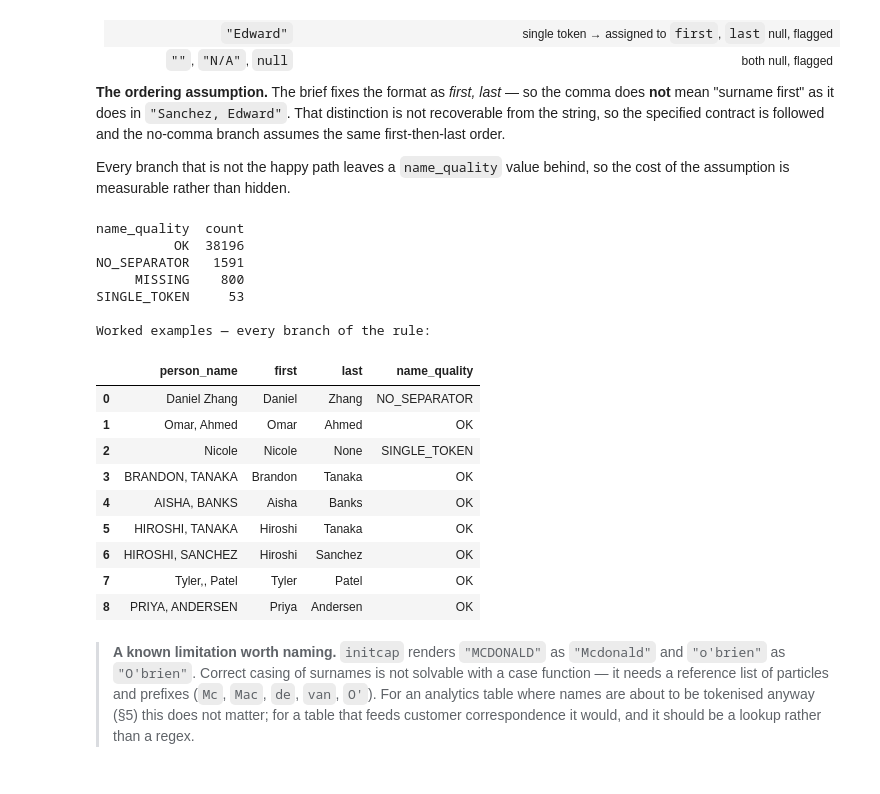
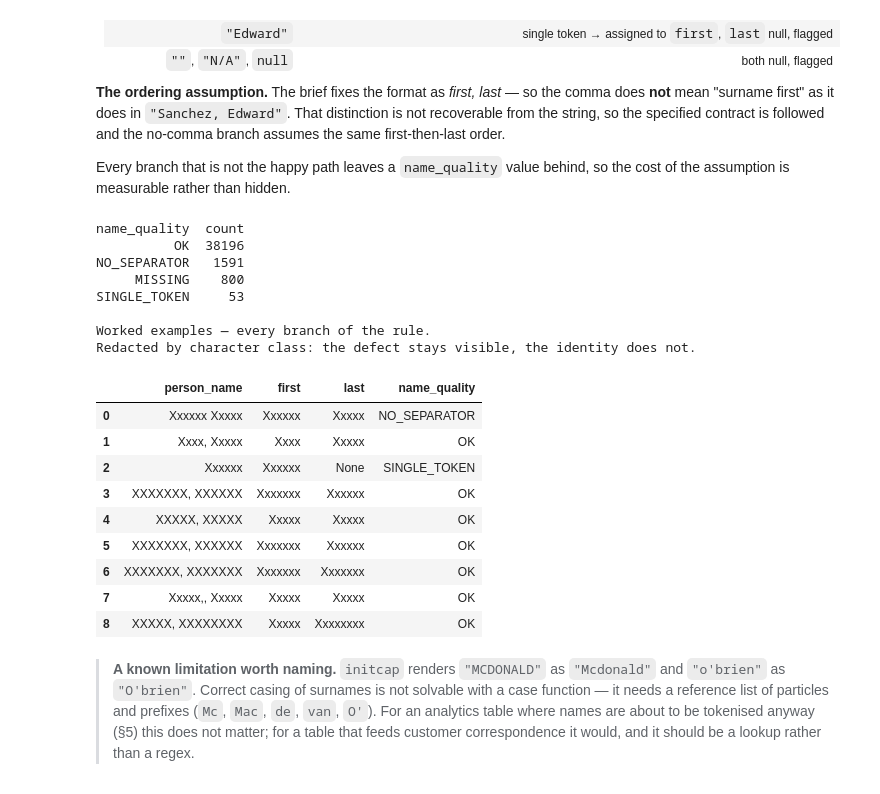
Before and after one commit to rongshiu/paynet_iv, a Jupyter notebook: notebooks/01_credit_card_transactions.ipynb, the cells around one changed output. Saved outputs shown, nothing was run; the diff lists cells and outputs as text; code cells hidden in the pictures.

```diff
--- a/notebooks/01_credit_card_transactions.ipynb
+++ b/notebooks/01_credit_card_transactions.ipynb
@@ -330,16 +414,14 @@ unresolved   : none
 # %%
-# Rename onto the target names. Anything unresolved is materialised as a typed
-# NULL rather than being absent, so the downstream schema is stable whatever the
-# producer sends.
-projection = [
-    F.col(f"`{src}`").alias(tgt) for tgt, src in resolved.items()
-]
+# Rename onto the target names. `missing` is empty unless STRICT_SCHEMA was
+# turned off above, in which case the column is materialised as a typed NULL so
+# the downstream schema stays stable.
+projection = [F.col(f"`{src}`").alias(tgt) for tgt, src in resolved.items()]
 projection += [F.lit(None).cast("string").alias(m) for m in missing]
 
 tabular_df = flat_df.select(projection)
 
 print(f"{tabular_df.count():,} rows x {len(tabular_df.columns)} columns")
-tabular_df.limit(5).toPandas()
+redact(tabular_df.limit(5).toPandas())
 # %% [output]
 40,640 rows x 25 columns
 |  | Unnamed: 0 | trans_date_trans_time | cc_num | merchant | category | amt | gender | street | city | ... |
@@ -744,44 +827,47 @@ df = (
     .withColumn("name_quality", name_quality)
 )
 
 name_flags = [
     flag(F.col("name_quality") == "MISSING",      "NAME_MISSING"),
     flag(F.col("name_quality") == "NO_SEPARATOR", "NAME_NO_SEPARATOR"),
     flag(F.col("name_quality") == "SINGLE_TOKEN", "NAME_SINGLE_TOKEN"),
     flag(F.col("name_quality") == "EXTRA_PARTS",  "NAME_EXTRA_PARTS"),
 ]
 
 print(df.groupBy("name_quality").count().orderBy(F.desc("count")).toPandas().to_string(index=False))
-print("\nWorked examples — every branch of the rule:\n")
+print("\nWorked examples — every branch of the rule.")
+print("Redacted by character class: the defect stays visible, the identity does not.\n")
 (
     df.select("person_name", "first", "last", "name_quality")
       .filter(F.col("person_name").isNotNull())
       .dropDuplicates(["name_quality"])
       .unionByName(
           df.select("person_name", "first", "last", "name_quality")
             .filter(F.col("person_name").rlike(r"[A-Z]{3,},|,,|Dr\.|Jr|III"))
             .limit(6)
       )
       .limit(12).toPandas()
+      .pipe(redact)
 )
 # %% [output]
 name_quality  count
           OK  38196
 NO_SEPARATOR   1591
      MISSING    800
 SINGLE_TOKEN     53
 
-Worked examples — every branch of the rule:
+Worked examples — every branch of the rule.
+Redacted by character class: the defect stays visible, the identity does not.
 |  | person_name | first | last | name_quality |
-| 0 | Daniel Zhang | Daniel | Zhang | NO_SEPARATOR |
-| 1 | Omar, Ahmed | Omar | Ahmed | OK |
-| 2 | Nicole | Nicole | None | SINGLE_TOKEN |
-| 3 | BRANDON, TANAKA | Brandon | Tanaka | OK |
-| 4 | AISHA, BANKS | Aisha | Banks | OK |
-| 5 | HIROSHI, TANAKA | Hiroshi | Tanaka | OK |
-| 6 | HIROSHI, SANCHEZ | Hiroshi | Sanchez | OK |
-| 7 | Tyler,, Patel | Tyler | Patel | OK |
-| 8 | PRIYA, ANDERSEN | Priya | Andersen | OK |
+| 0 | Xxxxxx Xxxxx | Xxxxxx | Xxxxx | NO_SEPARATOR |
+| 1 | Xxxx, Xxxxx | Xxxx | Xxxxx | OK |
+| 2 | Xxxxxx | Xxxxxx | None | SINGLE_TOKEN |
+| 3 | XXXXXXX, XXXXXX | Xxxxxxx | Xxxxxx | OK |
+| 4 | XXXXX, XXXXX | Xxxxx | Xxxxx | OK |
+| 5 | XXXXXXX, XXXXXX | Xxxxxxx | Xxxxxx | OK |
+| 6 | XXXXXXX, XXXXXXX | Xxxxxxx | Xxxxxxx | OK |
+| 7 | Xxxxx,, Xxxxx | Xxxxx | Xxxxx | OK |
+| 8 | XXXXX, XXXXXXXX | Xxxxx | Xxxxxxxx | OK |
 # %% [markdown]
 > **A known limitation worth naming.** `initcap` renders `"MCDONALD"` as `"Mcdonald"` and
 > `"o'brien"` as `"O'brien"`. Correct casing of surnames is not solvable with a case function —
```
Also changed, not shown: parts of 29 cells of this notebook, 1 other file.
